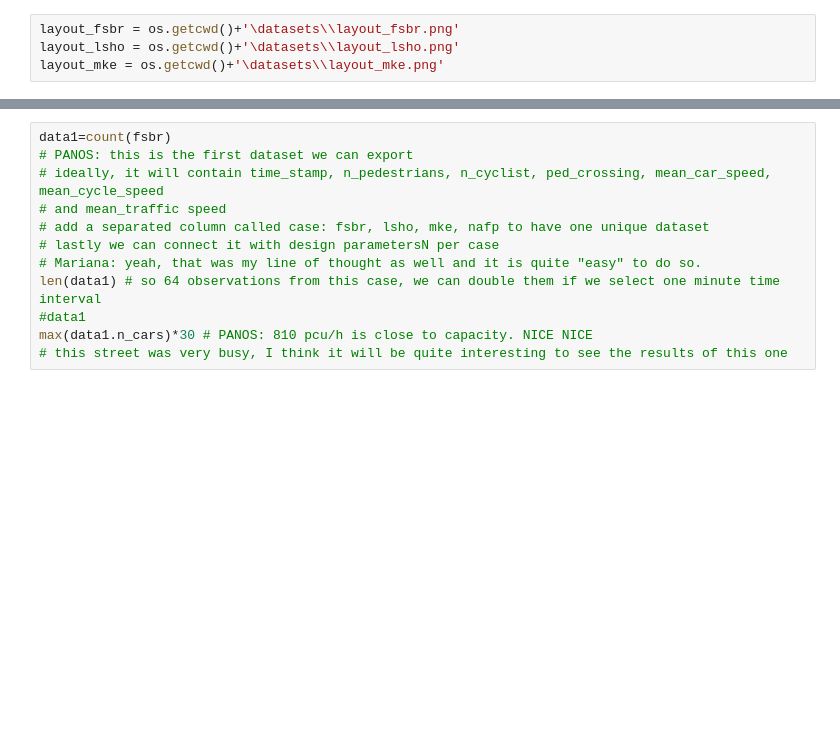
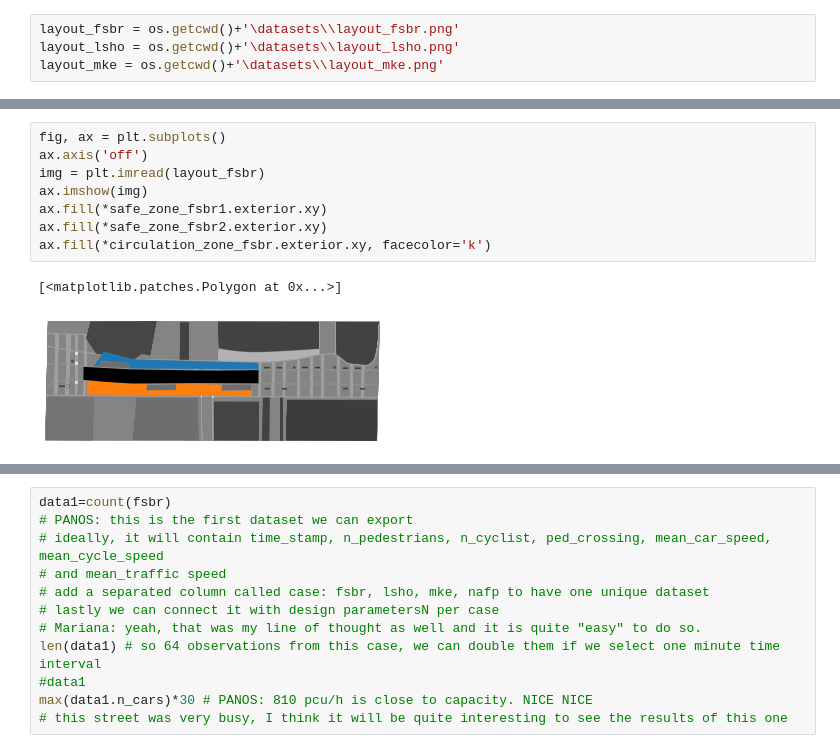
Before and after one commit to panosgjuras/SharedSpaceTraffic, a Jupyter notebook: overview_datasets.ipynb, the cells around one changed output, grey strips where cells are left out. Saved outputs shown, nothing was run; the diff lists cells and outputs as text; blank space fills up the shorter version.

```diff
--- a/overview_datasets.ipynb
+++ b/overview_datasets.ipynb
@@ -91,2 +178,13 @@ plot_ped(fsbr, layout_fsbr)
 # %% [output]
 [figure]
+# %%
+fig, ax = plt.subplots()
+ax.axis('off')
+img = plt.imread(layout_fsbr)
+ax.imshow(img)
+ax.fill(*safe_zone_fsbr1.exterior.xy)
+ax.fill(*safe_zone_fsbr2.exterior.xy)
+ax.fill(*circulation_zone_fsbr.exterior.xy, facecolor='k')
+# %% [output]
+[<matplotlib.patches.Polygon at 0x...>]
+[figure, added]
```
Also changed, not shown: parts of 8 cells of this notebook.
